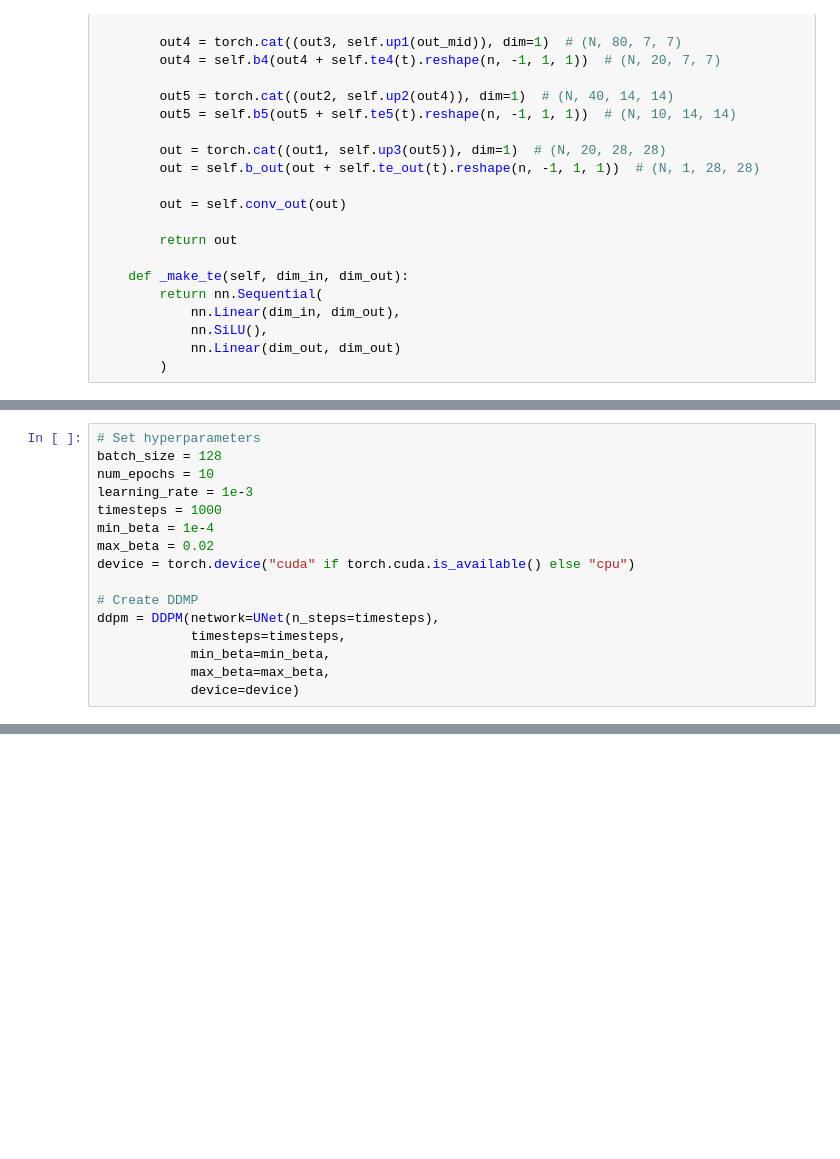
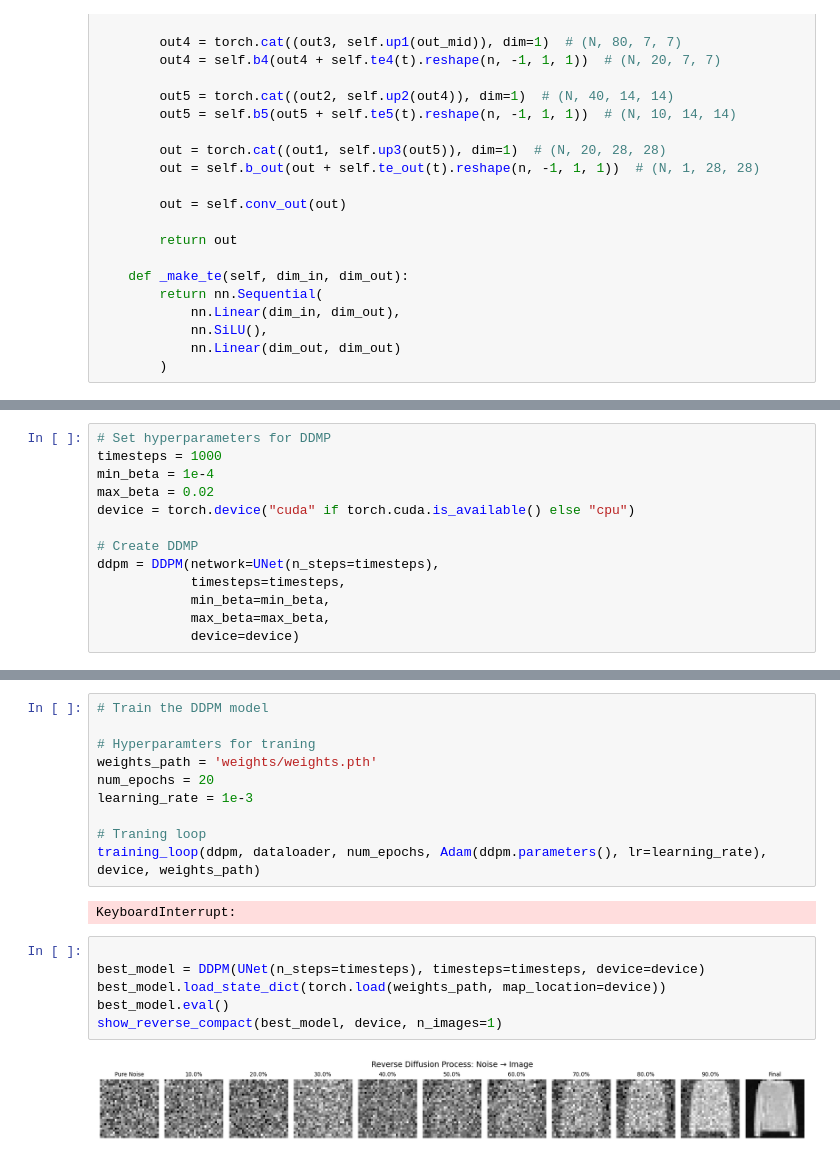
Before and after one commit to emilcw/wasp-deep-learning-module3, a Jupyter notebook: main.ipynb, the cells around one changed output, grey strips where cells are left out. Saved outputs shown, nothing was run; the diff lists cells and outputs as text; blank space fills up the shorter version.

```diff
--- a/main.ipynb
+++ b/main.ipynb
@@ -326,9 +332,6 @@ class DDPM(nn.Module):
         return self.network(x, t)
 # %%
-# Set hyperparameters
-batch_size = 128
-num_epochs = 10
-learning_rate = 1e-3
+# Set hyperparameters for DDMP
 timesteps = 1000
 min_beta = 1e-4
 max_beta = 0.02
@@ -389,0 +532,20 @@ show_forward_compact(ddpm, dataloader, device, n_images=3)
+# %%
+# Train the DDPM model
+
+# Hyperparamters for traning
+weights_path = 'weights/weights.pth'
+num_epochs = 20
+learning_rate = 1e-3
+
+# Traning loop
+training_loop(ddpm, dataloader, num_epochs, Adam(ddpm.parameters(), lr=learning_rate), device, weights_path)
+# %% [output]
+KeyboardInterrupt:
+# %%
+
+best_model = DDPM(UNet(n_steps=timesteps), timesteps=timesteps, device=device)
+best_model.load_state_dict(torch.load(weights_path, map_location=device))
+best_model.eval()
+show_reverse_compact(best_model, device, n_images=1)
+# %% [output]
+[figure, added]
```
Also changed, not shown: parts of 6 cells of this notebook.
